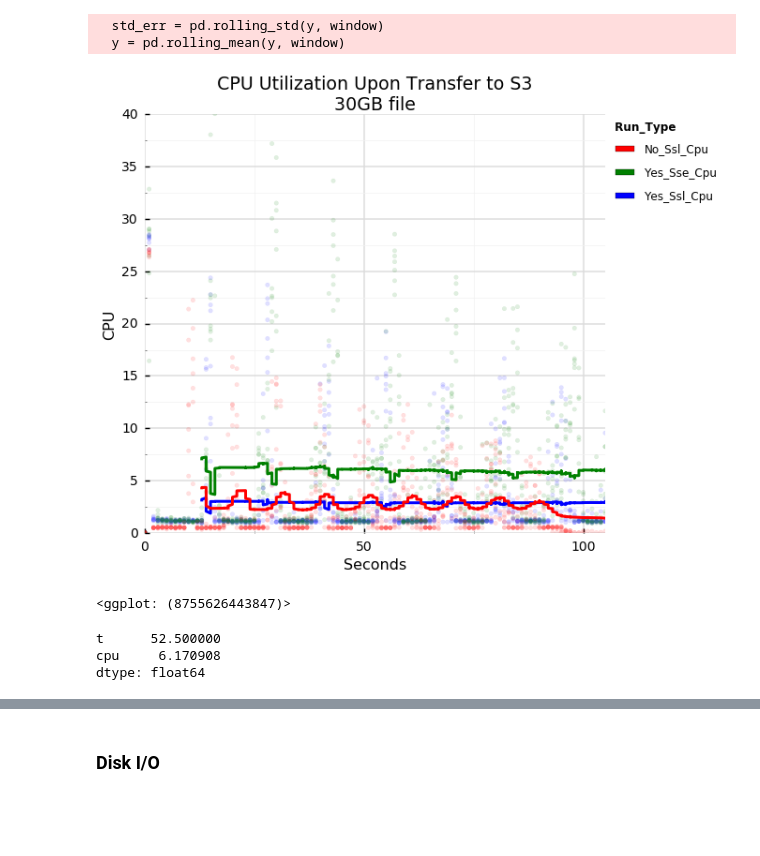
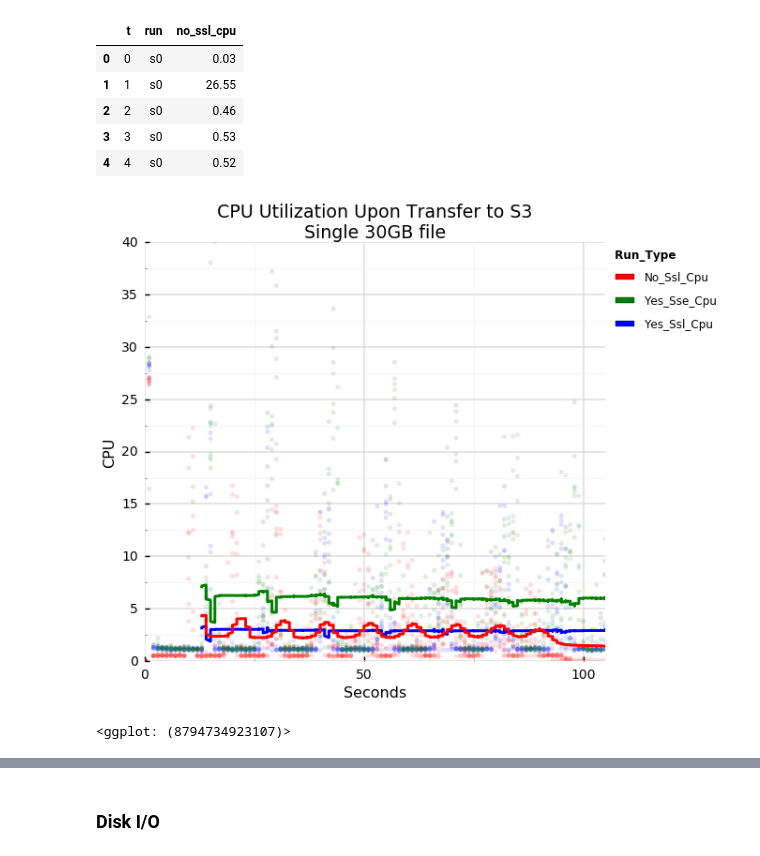
Before and after one commit to philipsoutham/aws-encryption-performance, a Jupyter notebook: To crypto, or not to crypto...-Copy2.ipynb, the cells around one changed output, grey strips where cells are left out. Drawn from its saved outputs; the diff is of its cells as text; code cells hidden in the pictures; blank space fills up the shorter version.

```diff
--- a/To crypto, or not to crypto...-Copy2.ipynb
+++ b/To crypto, or not to crypto...-Copy2.ipynb
@@ -129,6 +133,15 @@ for i in range(len(single_cpu)):
     single_cpu[i]["t"] = single_cpu[i].index
     single_cpu[i] = pd.melt(single_cpu[i], ["t"], var_name="run", value_name=single_cpu[i].df_name)
     single_cpu[i].df_name = df_name
+# %%
+single_cpu[0].head()
+# %% [output]
+|  | t | run | no_ssl_cpu |
+| 0 | 0 | s0 | 0.03 |
+| 1 | 1 | s0 | 26.55 |
+| 2 | 2 | s0 | 0.46 |
+| 3 | 3 | s0 | 0.53 |
+| 4 | 4 | s0 | 0.52 |
 # %%
 single_cpu_df = pd.melt(reduce(lambda x,y: pd.merge(x, y, on=["t","run"]), single_cpu),
              id_vars=["t","run"],
@@ -136,29 +149,20 @@ single_cpu_df = pd.melt(reduce(lambda x,y: pd.merge(x, y, on=["t","run"]), singl
              var_name="run_type",
 )
 # %%
-#pd.melt(single_cpu_df[["t", "run_type","cpu"]].groupby(["t", "run_type"]).mean().T, value_name="cpu"))
 s = ggplot(aes(x='t', y='cpu', color='run_type', fill='run_type'),
            data=single_cpu_df) +\
     stat_smooth(size=3,  alpha=.9, se=False, method="ma", window=105) +\
     geom_jitter(alpha=.12) +\
     xlim(0,105) +\
     ylim(0,40) +\
     xlab("Seconds") +\
     ylab("CPU") +\
-    ggtitle("CPU Utilization Upon Transfer to S3\n30GB file") +\
+    ggtitle("CPU Utilization Upon Transfer to S3\nSingle 30GB file") +\
     scale_color_manual(values=["red", "green", "blue"]) +\
     theme_seaborn(context='talk', style="whitegrid")
 #ggsave("/tmp/single-network-cpu-1.png", s, dpi=96)
 s
 # %% [output]
+[figure, new version]
-  std_err = pd.rolling_std(y, window)
-  y = pd.rolling_mean(y, window)
+<ggplot: (8794734923107)>
-[figure, old version]
-<ggplot: (8755626443847)>
-# %%
-single_cpu_df[single_cpu_df.run_type=="yes_sse_cpu"].mean()
-# %% [output]
-t      52.500000
-cpu     6.170908
-dtype: float64
 # %%
```
Also changed, not shown: parts of 16 cells of this notebook.
